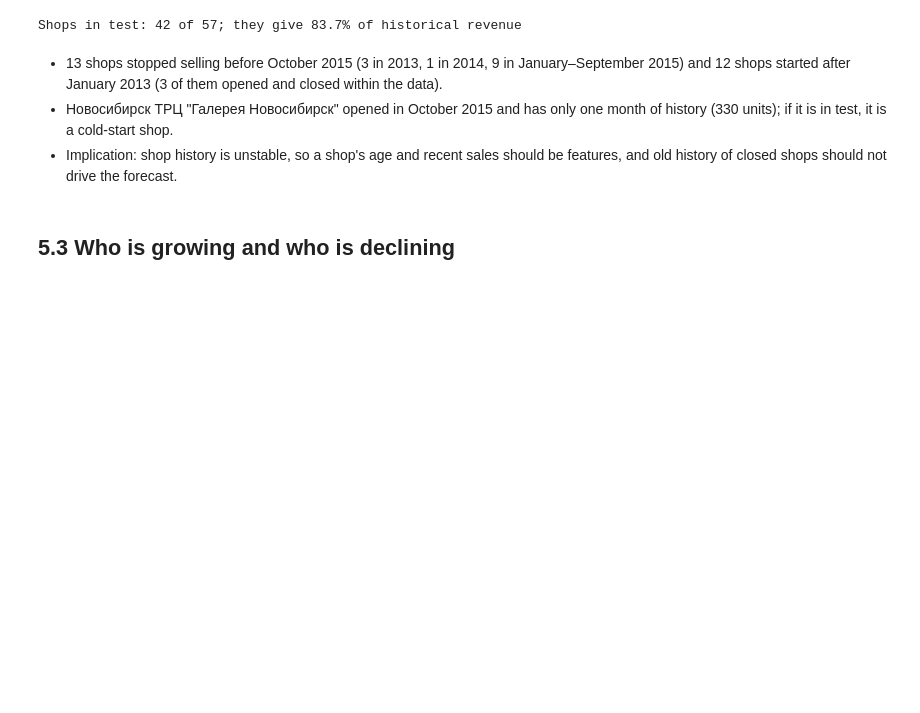
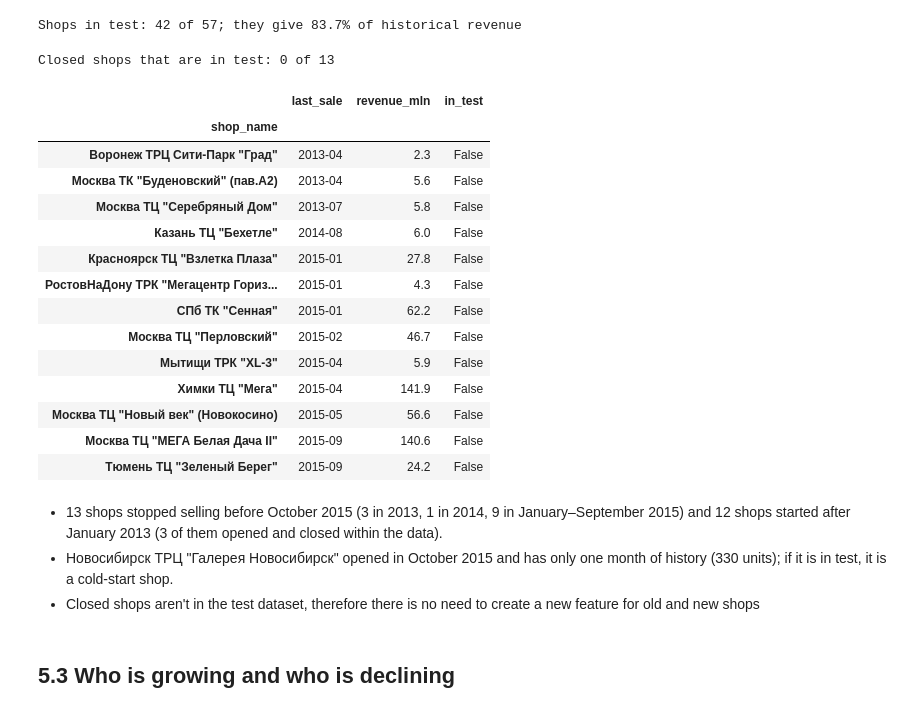
Before and after one commit to tereshchuk1/sales_prediction, a Jupyter notebook: notebooks/EDA.ipynb, the cells around one changed output. Cells and saved outputs as stored; diff of their text form; code cells hidden in the pictures; blank space fills up the shorter version.

```diff
--- a/EDA.ipynb
+++ b/notebooks/EDA.ipynb
@@ -330,10 +330,35 @@ Started selling after Jan 2013:
 | Москва "Распродажа" | 5872.0 | 6.6 | 2014-10 | 2015-10 |
 | Новосибирск ТРЦ "Галерея Новосиби... | 330.0 | 0.4 | 2015-10 | 2015-10 |
 Shops in test: 42 of 57; they give 83.7% of historical revenue
+# %%
+# Closed shops: are they in the test set?
+closed = shops_life[shops_life["last_block"] < 33].copy()
+closed["in_test"] = closed.index.isin(test["shop_name"])
+print(f"Closed shops that are in test: {closed['in_test'].sum()} of {len(closed)}")
+display(
+    closed.sort_values("last_block")[["last_sale", "revenue_mln", "in_test"]].round(1)
+)
+# %% [output]
+Closed shops that are in test: 0 of 13
+|  | last_sale | revenue_mln | in_test |
+| shop_name |  |  |  |
+| Воронеж ТРЦ Сити-Парк "Град" | 2013-04 | 2.3 | False |
+| Москва ТК "Буденовский" (пав.А2) | 2013-04 | 5.6 | False |
+| Москва ТЦ "Серебряный Дом" | 2013-07 | 5.8 | False |
+| Казань ТЦ "Бехетле" | 2014-08 | 6.0 | False |
+| Красноярск ТЦ "Взлетка Плаза" | 2015-01 | 27.8 | False |
+| РостовНаДону ТРК "Мегацентр Гориз... | 2015-01 | 4.3 | False |
+| СПб ТК "Сенная" | 2015-01 | 62.2 | False |
+| Москва ТЦ "Перловский" | 2015-02 | 46.7 | False |
+| Мытищи ТРК "XL-3" | 2015-04 | 5.9 | False |
+| Химки ТЦ "Мега" | 2015-04 | 141.9 | False |
+| Москва ТЦ "Новый век" (Новокосино) | 2015-05 | 56.6 | False |
+| Москва ТЦ "МЕГА Белая Дача II" | 2015-09 | 140.6 | False |
+| Тюмень ТЦ "Зеленый Берег" | 2015-09 | 24.2 | False |
 # %% [markdown]
 - 13 shops stopped selling before October 2015 (3 in 2013, 1 in 2014, 9 in January–September 2015) and 12 shops started after January 2013 (3 of them opened and closed within the data).
 - Новосибирск ТРЦ "Галерея Новосибирск" opened in October 2015 and has only one month of history (330 units); if it is in test, it is a cold-start shop.
-- Implication: shop history is unstable, so a shop's age and recent sales should be features, and old history of closed shops should not drive the forecast.
+- Closed shops aren't in the test dataset, therefore there is no need to create a new feature for old and new shops
 # %% [markdown]
 ## 5.3 Who is growing and who is declining
 # %%
```
Also changed, not shown: parts of 3 cells of this notebook, 7 other files.
